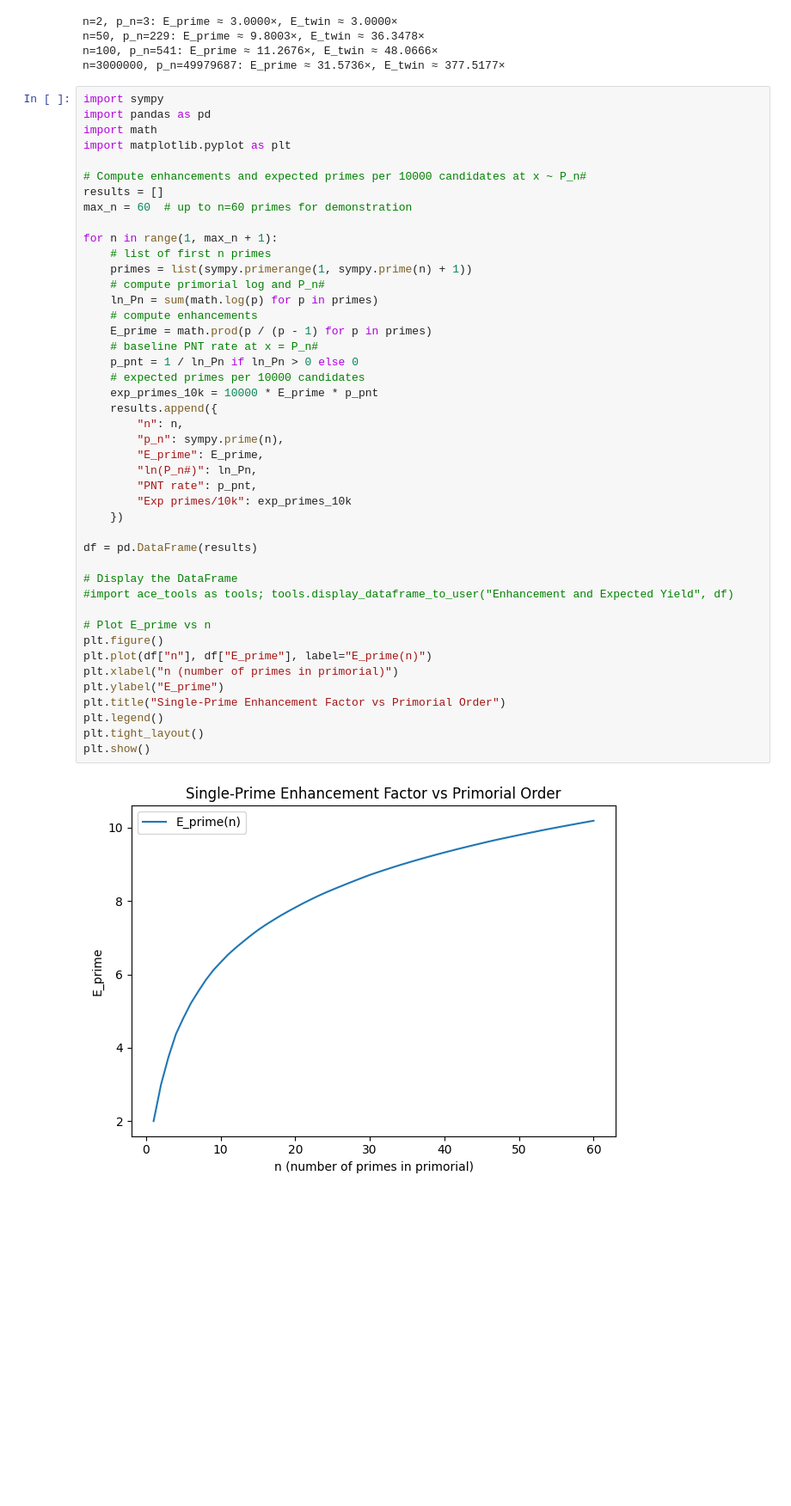
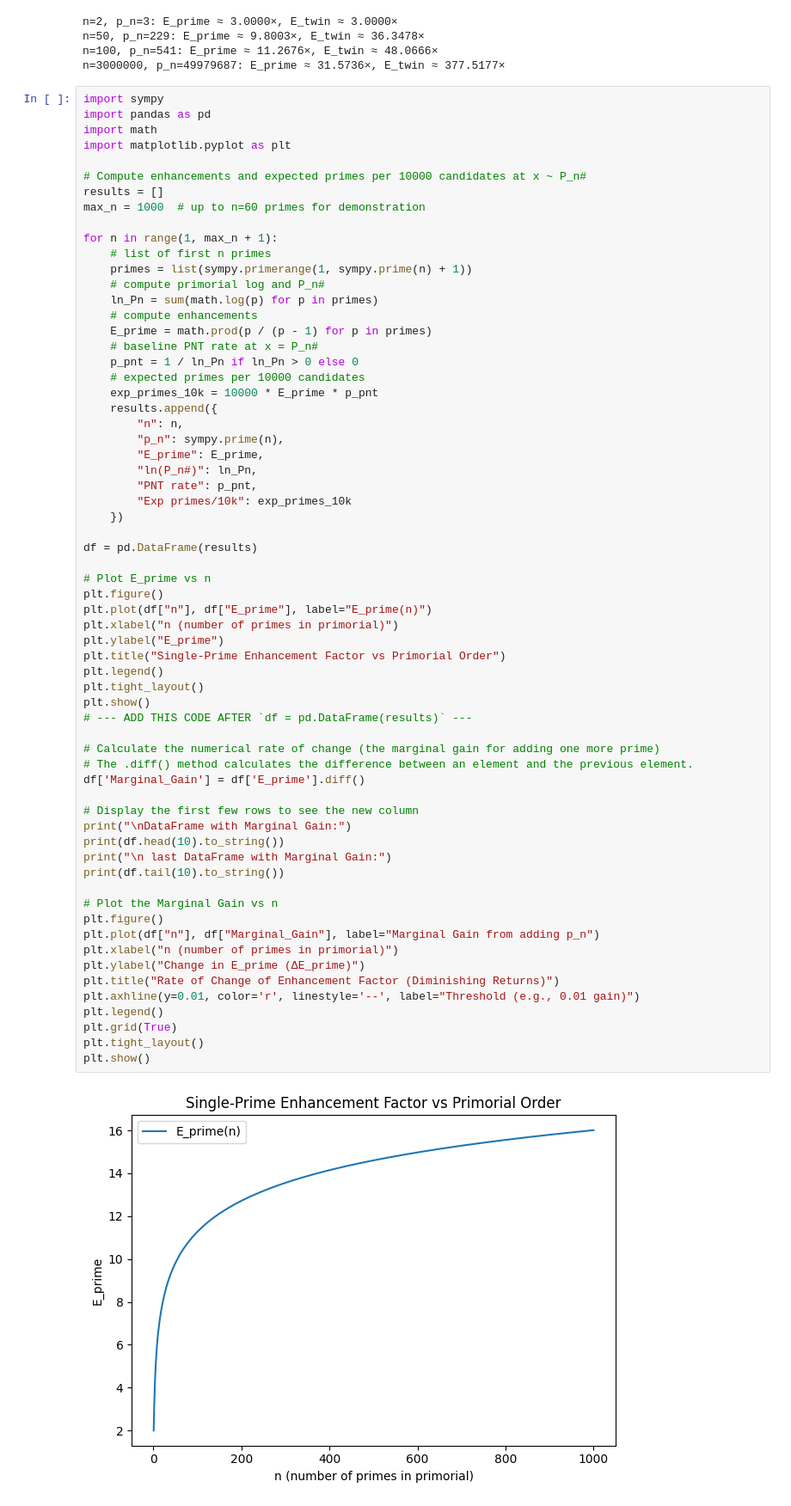
Before and after one commit to maher1719/patterns-in-prime-number, a Jupyter notebook: primes_py/pseudo_primes.ipynb, the cells around one changed output. Shown at 86% size. Saved outputs shown, nothing was run; the diff lists cells and outputs as text; blank space fills up the shorter version.

Commit message:
prime threshold

```diff
--- a/primes_py/pseudo_primes.ipynb
+++ b/primes_py/pseudo_primes.ipynb
@@ -1843,41 +1843,61 @@ import matplotlib.pyplot as plt
 
 # Compute enhancements and expected primes per 10000 candidates at x ~ P_n#
 results = []
-max_n = 60  # up to n=60 primes for demonstration
+max_n = 1000  # up to n=60 primes for demonstration
 
 for n in range(1, max_n + 1):
     # list of first n primes
     primes = list(sympy.primerange(1, sympy.prime(n) + 1))
     # compute primorial log and P_n#
     ln_Pn = sum(math.log(p) for p in primes)
     # compute enhancements
     E_prime = math.prod(p / (p - 1) for p in primes)
     # baseline PNT rate at x = P_n#
     p_pnt = 1 / ln_Pn if ln_Pn > 0 else 0
     # expected primes per 10000 candidates
     exp_primes_10k = 10000 * E_prime * p_pnt
     results.append({
         "n": n,
         "p_n": sympy.prime(n),
         "E_prime": E_prime,
         "ln(P_n#)": ln_Pn,
         "PNT rate": p_pnt,
         "Exp primes/10k": exp_primes_10k
     })
 
 df = pd.DataFrame(results)
 
-# Display the DataFrame
-#import ace_tools as tools; tools.display_dataframe_to_user("Enhancement and Expected Yield", df)
-
 # Plot E_prime vs n
 plt.figure()
 plt.plot(df["n"], df["E_prime"], label="E_prime(n)")
 plt.xlabel("n (number of primes in primorial)")
 plt.ylabel("E_prime")
 plt.title("Single-Prime Enhancement Factor vs Primorial Order")
 plt.legend()
 plt.tight_layout()
 plt.show()
+# --- ADD THIS CODE AFTER `df = pd.DataFrame(results)` ---
+
+# Calculate the numerical rate of change (the marginal gain for adding one more prime)
+# The .diff() method calculates the difference between an element and the previous element.
+df['Marginal_Gain'] = df['E_prime'].diff()
+
+# Display the first few rows to see the new column
+print("\nDataFrame with Marginal Gain:")
+print(df.head(10).to_string())
+print("\n last DataFrame with Marginal Gain:")
+print(df.tail(10).to_string())
+
+# Plot the Marginal Gain vs n
+plt.figure()
+plt.plot(df["n"], df["Marginal_Gain"], label="Marginal Gain from adding p_n")
+plt.xlabel("n (number of primes in primorial)")
+plt.ylabel("Change in E_prime (ΔE_prime)")
+plt.title("Rate of Change of Enhancement Factor (Diminishing Returns)")
+plt.axhline(y=0.01, color='r', linestyle='--', label="Threshold (e.g., 0.01 gain)")
+plt.legend()
+plt.grid(True)
+plt.tight_layout()
+plt.show()
 # %% [output]
-[figure, old version]
+[figure, new version]
```
Also changed, not shown: parts of 4 cells of this notebook, 2 other files.
